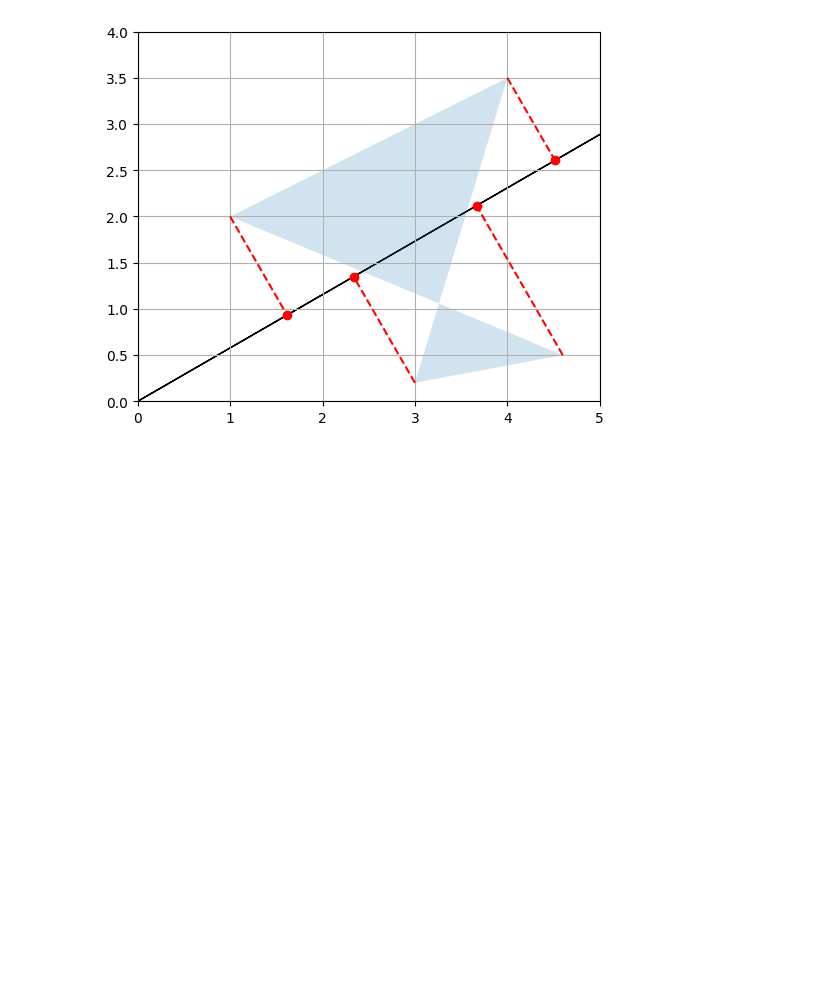
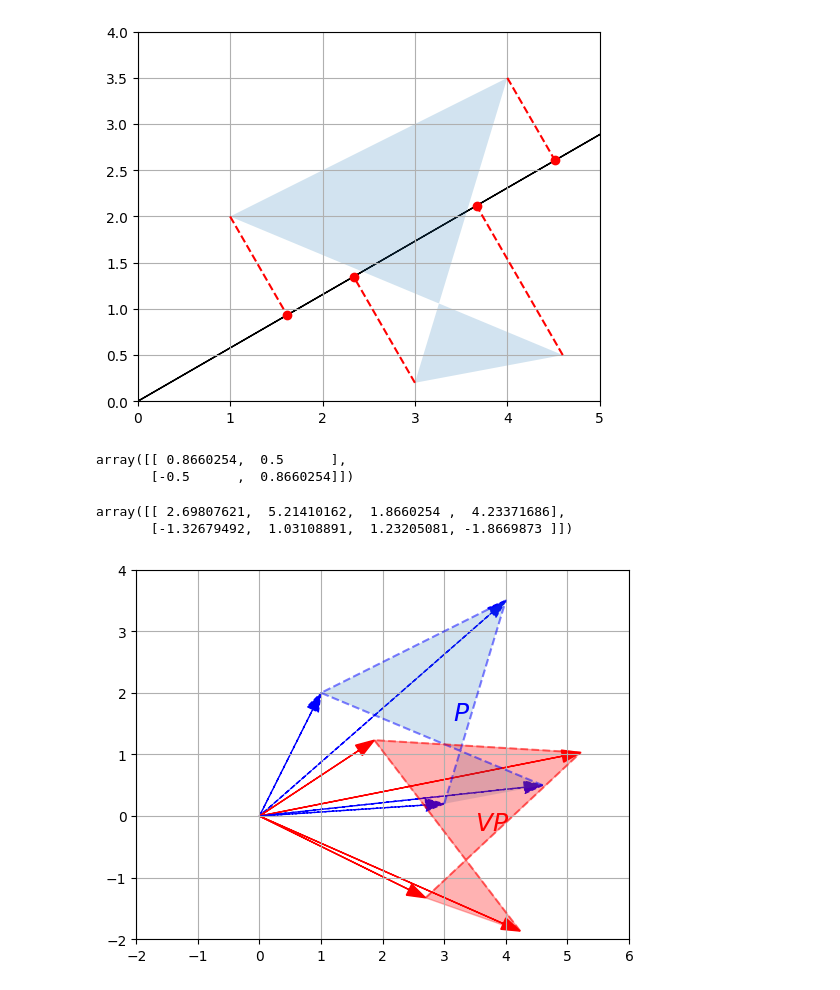
Before and after one commit to AlexBros99/linear_warmup, a Jupyter notebook: main.ipynb, the cells around one changed output. Drawn from its saved outputs; the diff is of its cells as text; code cells hidden in the pictures; blank space fills up the shorter version.

Commit message:
linear transformations

```diff
--- a/main.ipynb
+++ b/main.ipynb
@@ -523,3 +523,24 @@ U_30 = np.array([[np.cos(angle30), np.sin(angle30)]])
 plot_projection(U_30, P)
 # %% [output]
 [figure]
+# %%
+angle120 = 120 * np.pi / 180
+V = np.array([
+        [np.cos(angle30), np.sin(angle30)],
+        [np.cos(angle120), np.sin(angle120)]
+    ])
+V
+# %% [output]
+array([[ 0.8660254,  0.5      ],
+       [-0.5      ,  0.8660254]])
+# %%
+V @ P
+# %% [output]
+array([[ 2.69807621,  5.21410162,  1.8660254 ,  4.23371686],
+       [-1.32679492,  1.03108891,  1.23205081, -1.8669873 ]])
+# %%
+P_rotated = V @ P
+plot_transformation(P, P_rotated, "$P$", "$VP$", [-2, 6, -2, 4], arrows=True)
+plt.show()
+# %% [output]
+[figure, added]
```
Also changed, not shown: parts of 15 cells of this notebook.
